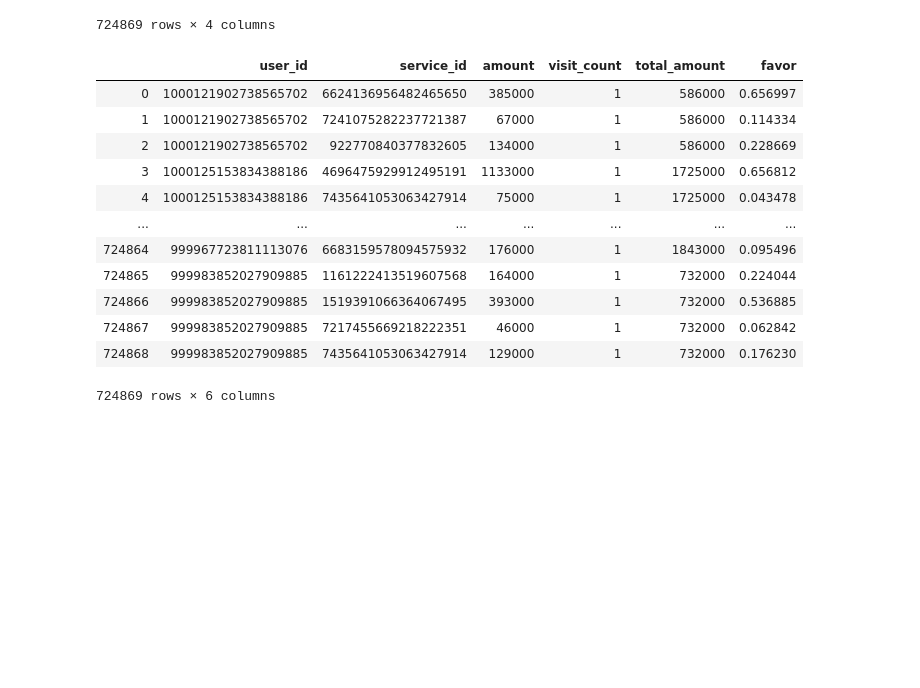
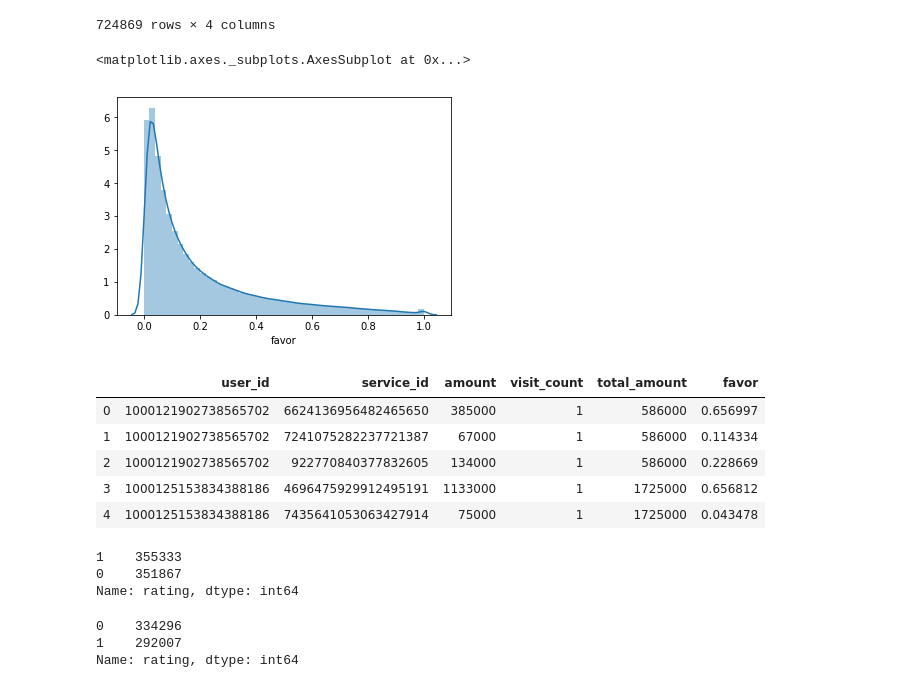
Before and after one commit to HgN37/DevC-Innovation-Challenge-Momo, a Jupyter notebook: RecommenderSystem/EmbeddingMethod/DataPreProcessing.ipynb, the cells around one changed output. Cells and saved outputs as stored; diff of their text form; code cells hidden in the pictures; blank space fills up the shorter version.

```diff
--- a/RecommenderSystem/EmbeddingMethod/DataPreProcessing.ipynb
+++ b/RecommenderSystem/EmbeddingMethod/DataPreProcessing.ipynb
@@ -99,19 +99,18 @@ df_total_sum = transactions.groupby('user_id', as_index=False).sum()[['user_id',
 df_total_sum = df_total_sum.rename(columns={'amount':'total_amount'})
 transactions2train = transactions2train.merge(df_total_sum, how='left')
 transactions2train['favor'] = transactions2train['amount'] / transactions2train['total_amount']
+transactions2train = transactions2train[~((transactions2train['favor'] == 1) & (transactions2train['visit_count'] == 1))]
+# %%
+sns.distplot(transactions2train['favor'])
+# %% [output]
+<matplotlib.axes._subplots.AxesSubplot at 0x...>
+[figure, added]
 # %%
-transactions2train
+transactions2train.head()
 # %% [output]
 |  | user_id | service_id | amount | visit_count | total_amount | favor |
 | 0 | 1000121902738565702 | 6624136956482465650 | 385000 | 1 | 586000 | 0.656997 |
 | 1 | 1000121902738565702 | 7241075282237721387 | 67000 | 1 | 586000 | 0.114334 |
 | 2 | 1000121902738565702 | 922770840377832605 | 134000 | 1 | 586000 | 0.228669 |
 | 3 | 1000125153834388186 | 4696475929912495191 | 1133000 | 1 | 1725000 | 0.656812 |
 | 4 | 1000125153834388186 | 7435641053063427914 | 75000 | 1 | 1725000 | 0.043478 |
-| ... | ... | ... | ... | ... | ... | ... |
-| 724864 | 999967723811113076 | 6683159578094575932 | 176000 | 1 | 1843000 | 0.095496 |
-| 724865 | 999983852027909885 | 1161222413519607568 | 164000 | 1 | 732000 | 0.224044 |
-| 724866 | 999983852027909885 | 1519391066364067495 | 393000 | 1 | 732000 | 0.536885 |
-| 724867 | 999983852027909885 | 7217455669218222351 | 46000 | 1 | 732000 | 0.062842 |
-| 724868 | 999983852027909885 | 7435641053063427914 | 129000 | 1 | 732000 | 0.176230 |
-724869 rows × 6 columns
@@ -118 +121,17 @@ transactions2train
+# %%
+transactions2train.rating.value_counts()
+# %% [output]
+1    355333
+0    351867
+Name: rating, dtype: int64
+# %%
+df = transactions2train
+uf = df.user_id.value_counts()
+nu = uf[uf < 4].index
+df = df[~df['user_id'].isin(nu)]
+df.rating.value_counts()
+# %% [output]
+0    334296
+1    292007
+Name: rating, dtype: int64
 # %%
```
Also changed, not shown: parts of 8 cells of this notebook, 1 other file.
